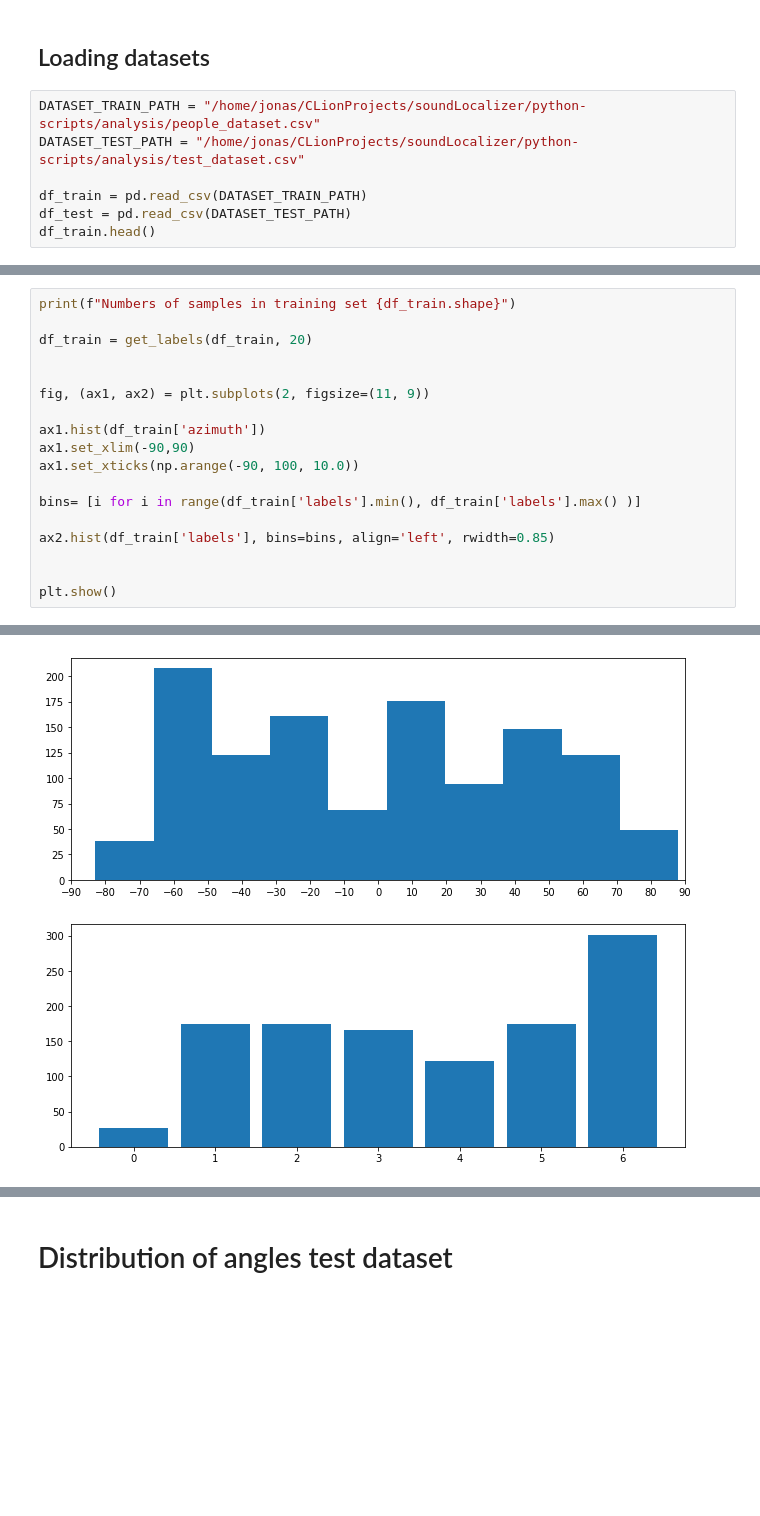
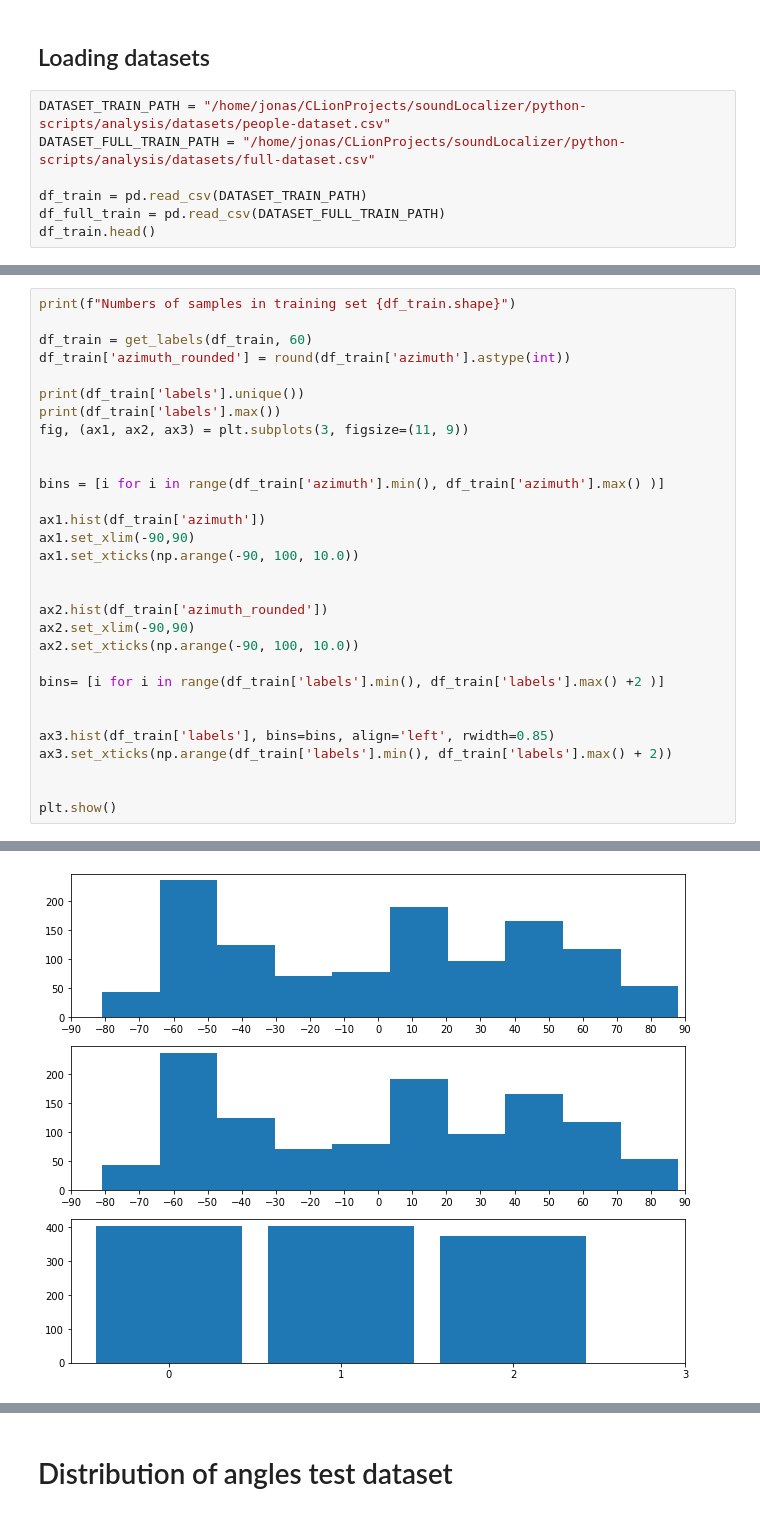
Before and after one commit to omareldardear/soundLocalizer, a Jupyter notebook: python-scripts/analysis/data/analysis.ipynb, the cells around one changed output, grey strips where cells are left out. Drawn from its saved outputs; the diff is of its cells as text; blank space fills up the shorter version.

```diff
--- a/python-scripts/analysis/data/analysis.ipynb
+++ b/python-scripts/analysis/data/analysis.ipynb
@@ -16,11 +16,11 @@ def get_labels(df, azimuth_resolution=20):
 # %% [markdown]
 ## Loading  datasets
 # %%
-DATASET_TRAIN_PATH = "/home/jonas/CLionProjects/soundLocalizer/python-scripts/analysis/people_dataset.csv"
-DATASET_TEST_PATH = "/home/jonas/CLionProjects/soundLocalizer/python-scripts/analysis/test_dataset.csv"
+DATASET_TRAIN_PATH = "/home/jonas/CLionProjects/soundLocalizer/python-scripts/analysis/datasets/people-dataset.csv"
+DATASET_FULL_TRAIN_PATH = "/home/jonas/CLionProjects/soundLocalizer/python-scripts/analysis/datasets/full-dataset.csv"
 
 df_train = pd.read_csv(DATASET_TRAIN_PATH)
-df_test = pd.read_csv(DATASET_TEST_PATH)
+df_full_train = pd.read_csv(DATASET_FULL_TRAIN_PATH)
 df_train.head()
 # %% [output]
 |  | subject_id | audio_filename | azimuth | elevation | joint0 | joint1 | joint2 | joint3 | joint4 | joint5 | ... |
@@ -34,18 +34,30 @@ df_train.head()
 # %%
 print(f"Numbers of samples in training set {df_train.shape}")
 
-df_train = get_labels(df_train, 20)
+df_train = get_labels(df_train, 60)
+df_train['azimuth_rounded'] = round(df_train['azimuth'].astype(int))
+
+print(df_train['labels'].unique())
+print(df_train['labels'].max())
+fig, (ax1, ax2, ax3) = plt.subplots(3, figsize=(11, 9))
 
 
-fig, (ax1, ax2) = plt.subplots(2, figsize=(11, 9))
+bins = [i for i in range(df_train['azimuth'].min(), df_train['azimuth'].max() )]
 
 ax1.hist(df_train['azimuth'])
 ax1.set_xlim(-90,90)
 ax1.set_xticks(np.arange(-90, 100, 10.0))
 
-bins= [i for i in range(df_train['labels'].min(), df_train['labels'].max() )]
 
-ax2.hist(df_train['labels'], bins=bins, align='left', rwidth=0.85)
+ax2.hist(df_train['azimuth_rounded'])
+ax2.set_xlim(-90,90)
+ax2.set_xticks(np.arange(-90, 100, 10.0))
+
+bins= [i for i in range(df_train['labels'].min(), df_train['labels'].max() +2 )]
+
+
+ax3.hist(df_train['labels'], bins=bins, align='left', rwidth=0.85)
+ax3.set_xticks(np.arange(df_train['labels'].min(), df_train['labels'].max() + 2))
 
 
 plt.show()
@@ -54 +68 @@ Numbers of samples in training set (1189, 11)
-[figure, old version]
+[figure, new version]
```
Also changed, not shown: parts of 34 cells of this notebook, 5 other files.
